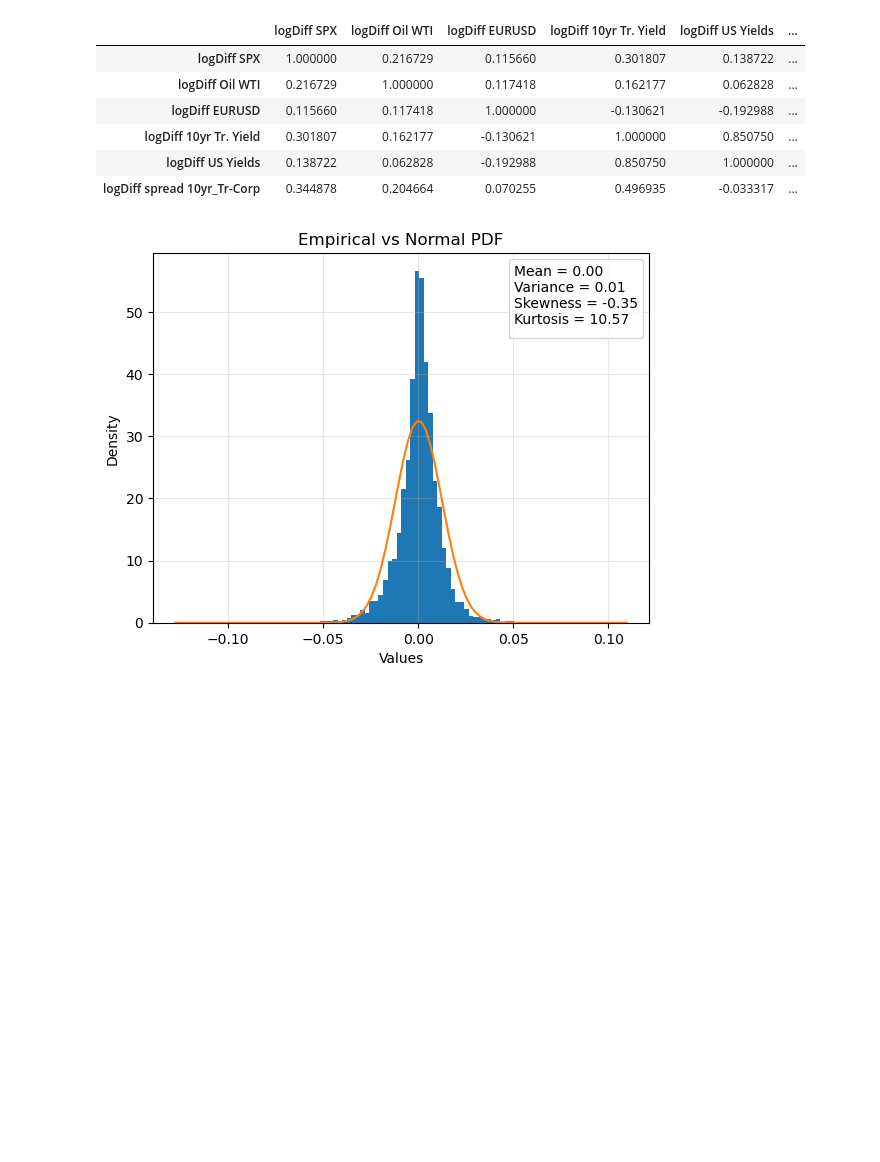
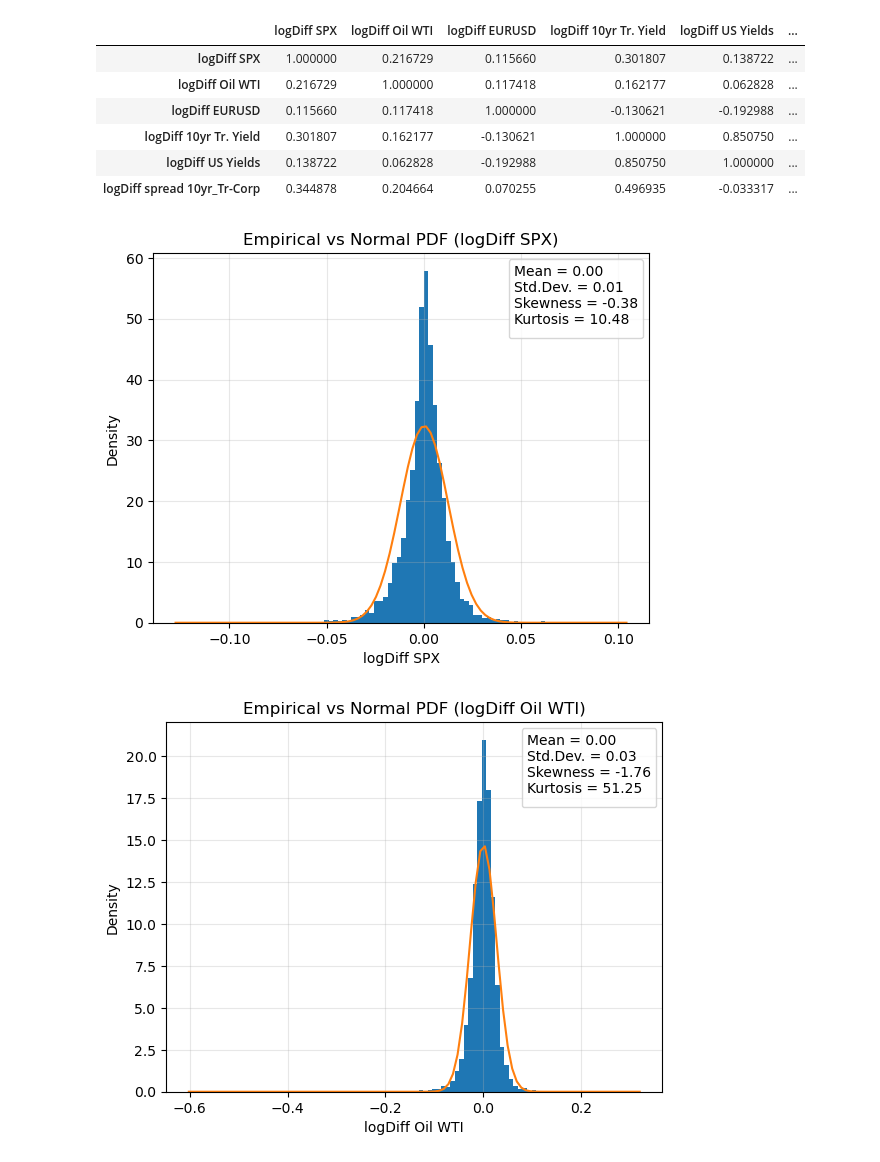
Before and after one commit to gaussianWolf/Group_Projectwork_Econometrics, a Jupyter notebook: src/question1.ipynb, the cells around one changed output. Drawn from its saved outputs; the diff is of its cells as text; code cells hidden in the pictures; blank space fills up the shorter version.

Commit message:
Variance illustration
We now need to implement the Correlogramn, then we are ready to make our conclusions

```diff
--- a/src/question1.ipynb
+++ b/src/question1.ipynb
@@ -32,11 +33,11 @@ warnings.filterwarnings("ignore")
 | **Forex Rate**      | EUR/USD |
 # %%
 # data import
-equity_idx = pd.read_excel('data/SPX Index.xlsx', header=5, usecols=[4, 5], index_col=0, names=['date', 'SPX'])
-commodity = pd.read_excel('data/CL1 Comdty.xlsx', header=5, usecols=[5, 6], index_col=0, names=['date', 'Oil WTI'])
-fx_rate = pd.read_excel('data/EURUSD.xlsx', header=1, usecols=[15, 16], index_col=0, names=['date', 'EURUSD'])
-gvt_yield = pd.read_excel('data/DGS10.xlsx', sheet_name='Daily', header=0, index_col=0, names=['date', '10yr Tr. Yield'])
-corporate_yield = pd.read_excel('data/BAMLC0A0CMEY.xlsx', sheet_name='Daily, Close', header=0, index_col=0, names=['date', 'US Yields'])
+equity_idx = pd.read_excel('../data/SPX Index.xlsx', header=5, usecols=[4, 5], index_col=0, names=['date', 'SPX'])
+commodity = pd.read_excel('../data/CL1 Comdty.xlsx', header=5, usecols=[5, 6], index_col=0, names=['date', 'Oil WTI'])
+fx_rate = pd.read_excel('../data/EURUSD.xlsx', header=1, usecols=[15, 16], index_col=0, names=['date', 'EURUSD'])
+gvt_yield = pd.read_excel('../data/DGS10.xlsx', sheet_name='Daily', header=0, index_col=0, names=['date', '10yr Tr. Yield'])
+corporate_yield = pd.read_excel('../data/BAMLC0A0CMEY.xlsx', sheet_name='Daily, Close', header=0, index_col=0, names=['date', 'US Yields'])
 # %% [markdown]
 <span style="font-family:'Times New Roman', Times, serif; font-size:16px;">
 
@@ -149,7 +150,7 @@ corr_matrix
 # %%
 from scipy.stats import norm
 
-def pdf(df):
+def pdf(df, name):
     #DataFrame to Series
     df = df.squeeze()
 
@@ -170,20 +171,27 @@ def pdf(df):
     # Formatting a legend with main distribution specs
     text = (
         f"Mean = {mean:.2f}\n"
-        f"Variance = {st_dev:.2f}\n"
+        f"Std.Dev. = {st_dev:.2f}\n"
         f"Skewness = {sk:.2f}\n"
         f"Kurtosis = {kurt:.2f}"
     )
     plt.legend(title=text, loc='upper right', fontsize=9, title_fontsize=10)
 
     # Labels and Title
-    plt.xlabel('Values')
+    plt.xlabel(name)
     plt.ylabel('Density')
-    plt.title('Empirical vs Normal PDF')
+    plt.title(f'Empirical vs Normal PDF ({name})')
 
     plt.grid(alpha=0.3)
     plt.show()
-
-pdf(log_eq_idx.diff())
-# %% [output]
-[figure, removed]
+# %%
+names = df_log_diff.columns.to_list()                                                  # ' ' ' ' ' ' '  Col 1
+nrows = 6
+
+# Index for plotting each column
+
+for i in range(nrows):
+    pdf(df_log_diff.iloc[:, i], names[i])
+# %% [output]
+[figure, added]
+[figure, added]
```
Also changed, not shown: parts of 4 cells of this notebook.
